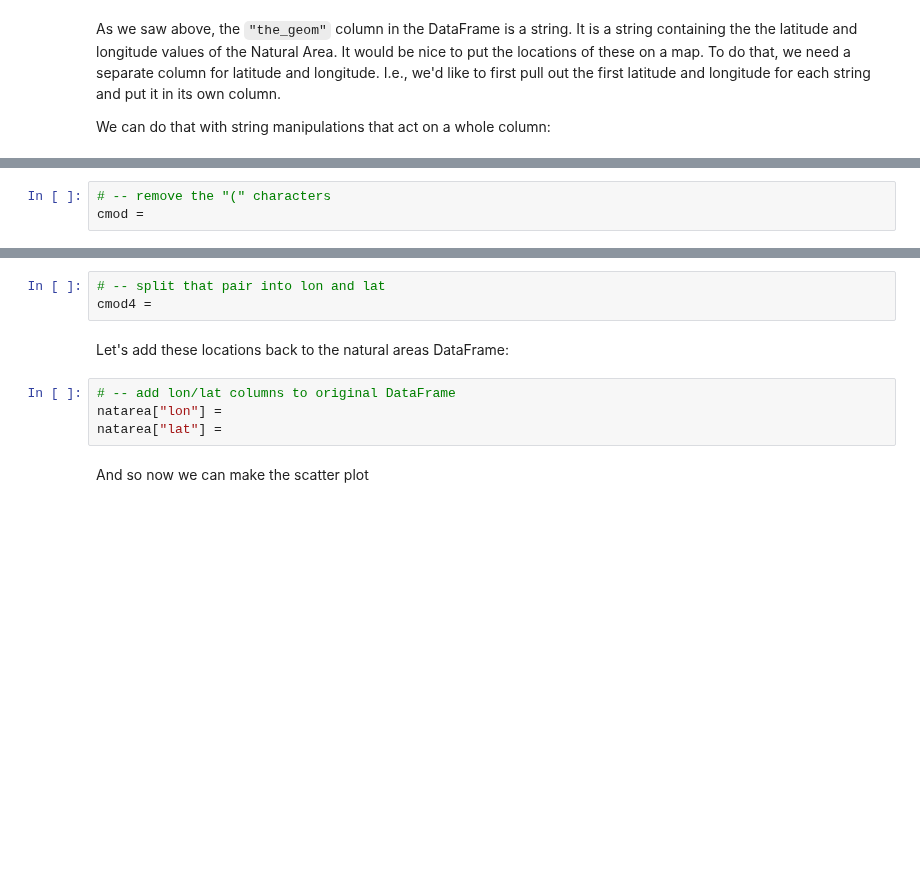
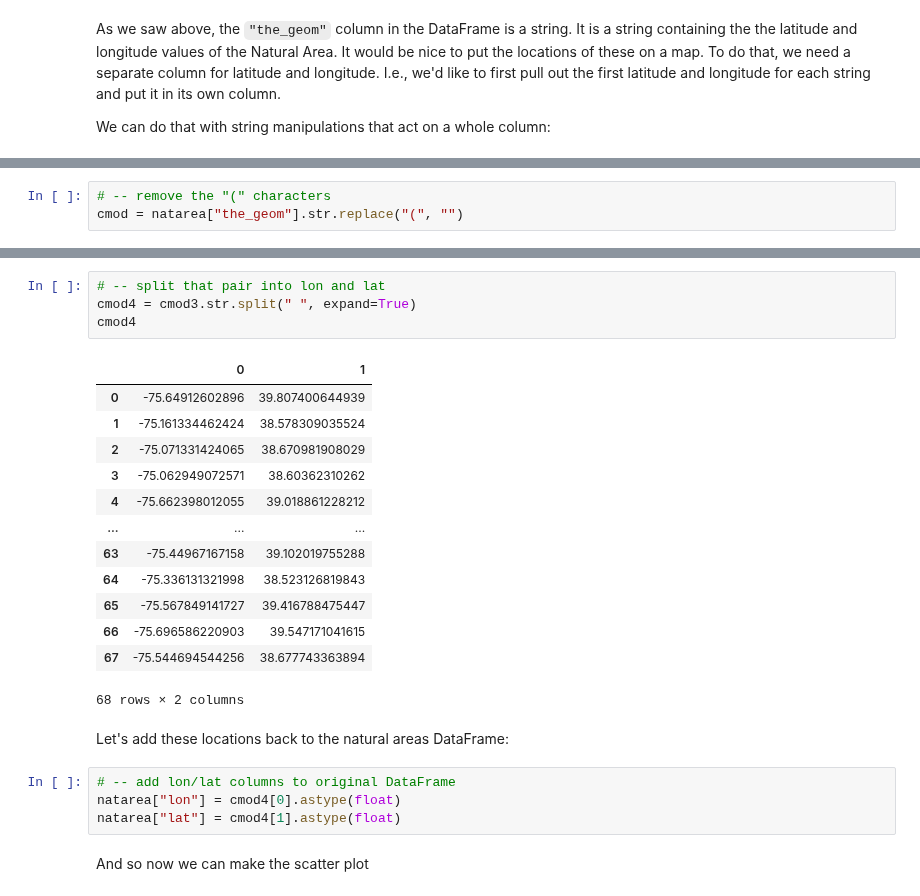
Before and after one commit to ReidelVichot/DSTEP23, a Jupyter notebook: week_4/dstep23_delaware_natural_areas_rvichot.ipynb, the cells around one changed output, grey strips where cells are left out. Cells and saved outputs as stored; diff of their text form; blank space fills up the shorter version.

```diff
--- a/week_4/dstep23_delaware_natural_areas_rvichot.ipynb
+++ b/week_4/dstep23_delaware_natural_areas_rvichot.ipynb
@@ -96,5 +200,5 @@ We can do that with string manipulations that act on a whole column:
 # %%
 # -- remove the "(" characters
-cmod =
+cmod = natarea["the_geom"].str.replace("(", "")
 # %%
 # -- remove the word "MULTIPOLYGON "
@@ -105,12 +237,27 @@ cmod3 =
 # %%
 # -- split that pair into lon and lat
-cmod4 =
+cmod4 = cmod3.str.split(" ", expand=True)
+cmod4
+# %% [output]
+|  | 0 | 1 |
+| 0 | -75.64912602896 | 39.807400644939 |
+| 1 | -75.161334462424 | 38.578309035524 |
+| 2 | -75.071331424065 | 38.670981908029 |
+| 3 | -75.062949072571 | 38.60362310262 |
+| 4 | -75.662398012055 | 39.018861228212 |
+| ... | ... | ... |
+| 63 | -75.44967167158 | 39.102019755288 |
+| 64 | -75.336131321998 | 38.523126819843 |
+| 65 | -75.567849141727 | 39.416788475447 |
+| 66 | -75.696586220903 | 39.547171041615 |
+| 67 | -75.544694544256 | 38.677743363894 |
+68 rows × 2 columns
 # %% [markdown]
 Let's add these locations back to the natural areas DataFrame:
 # %%
 # -- add lon/lat columns to original DataFrame
-natarea["lon"] =
-natarea["lat"] =
+natarea["lon"] = cmod4[0].astype(float)
+natarea["lat"] = cmod4[1].astype(float)
 # %% [markdown]
 And so now we can make the scatter plot
 # %%
```
Also changed, not shown: parts of 23 cells of this notebook.
